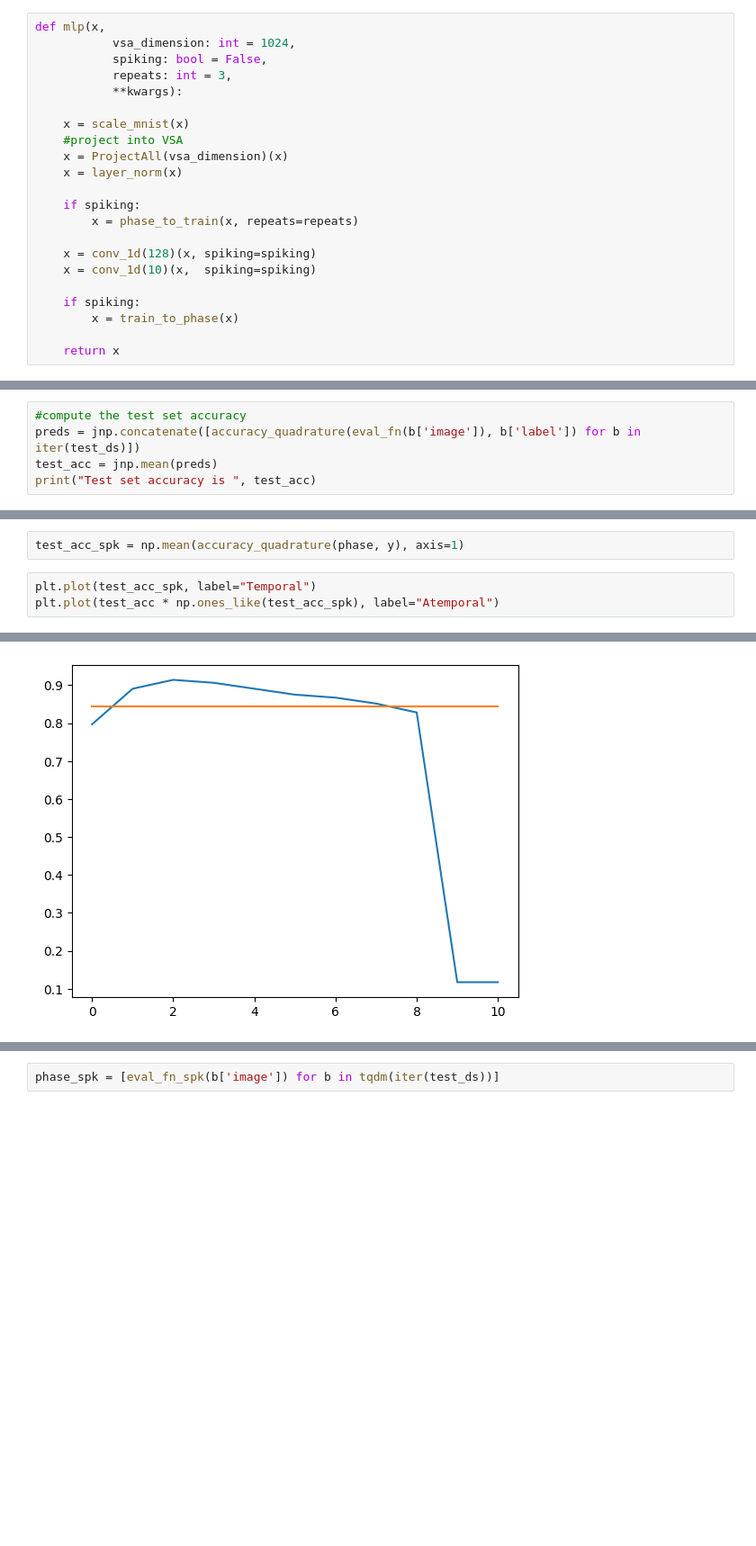
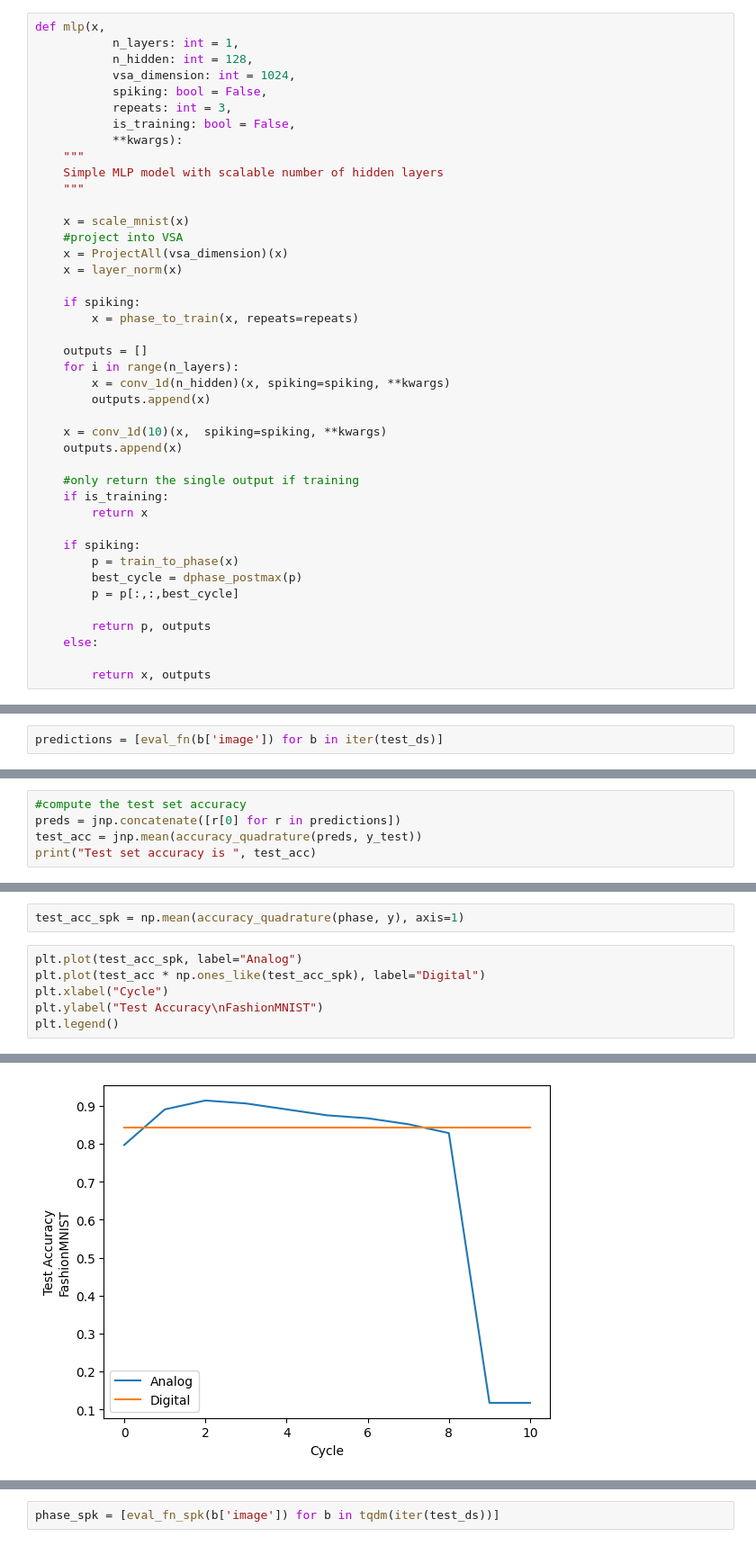
Before and after one commit to wilkieolin/phasor_jax, a Jupyter notebook: fashion test mlp.ipynb, the cells around one changed output, grey strips where cells are left out. Shown at 90% size. Saved outputs shown, nothing was run; the diff lists cells and outputs as text; blank space fills up the shorter version.

Commit message:
adding test script

```diff
--- a/fashion test mlp.ipynb
+++ b/fashion test mlp.ipynb
@@ -49,10 +49,16 @@ def in_layer(x,
     return x
 # %%
 def mlp(x,
+           n_layers: int = 1,
+           n_hidden: int = 128,
            vsa_dimension: int = 1024,
            spiking: bool = False,
            repeats: int = 3,
+           is_training: bool = False,
            **kwargs):
+    """
+    Simple MLP model with scalable number of hidden layers
+    """
 
     x = scale_mnist(x)
     #project into VSA
@@ -62,13 +68,27 @@ def mlp(x,
     if spiking:
         x = phase_to_train(x, repeats=repeats)
 
-    x = conv_1d(128)(x, spiking=spiking)
-    x = conv_1d(10)(x,  spiking=spiking)
+    outputs = []
+    for i in range(n_layers):
+        x = conv_1d(n_hidden)(x, spiking=spiking, **kwargs)
+        outputs.append(x)
+
+    x = conv_1d(10)(x,  spiking=spiking, **kwargs)
+    outputs.append(x)
+
+    #only return the single output if training
+    if is_training:
+        return x
 
     if spiking:
-        x = train_to_phase(x)
+        p = train_to_phase(x)
+        best_cycle = dphase_postmax(p)
+        p = p[:,:,best_cycle]
 
-    return x
+        return p, outputs
+    else:
+
+        return x, outputs
 # %%
 #declare the model as a transformation
 model = hk.transform(mlp)
@@ -156,3 +182,5 @@ train2 = iter(load_dataset(dataset, split="train", is_training=False, repeat = F
 #define a labmda to compute accuracy we can dispatch over batches
 eval_fn = lambda x: model.apply(params_t, key, x)
 eval_fn_spk = lambda x: model.apply(params_t, key, x, spiking=True)
+# %%
+predictions = [eval_fn(b['image']) for b in iter(test_ds)]
@@ -159,6 +193,6 @@ eval_fn_spk = lambda x: model.apply(params_t, key, x, spiking=True)
 # %%
 #compute the test set accuracy
-preds = jnp.concatenate([accuracy_quadrature(eval_fn(b['image']), b['label']) for b in iter(test_ds)])
-test_acc = jnp.mean(preds)
+preds = jnp.concatenate([r[0] for r in predictions])
+test_acc = jnp.mean(accuracy_quadrature(preds, y_test))
 print("Test set accuracy is ", test_acc)
 # %% [output]
@@ -210,6 +203,9 @@ phase = eval_fn_spk(x)
 # %%
 test_acc_spk = np.mean(accuracy_quadrature(phase, y), axis=1)
 # %%
-plt.plot(test_acc_spk, label="Temporal")
-plt.plot(test_acc * np.ones_like(test_acc_spk), label="Atemporal")
+plt.plot(test_acc_spk, label="Analog")
+plt.plot(test_acc * np.ones_like(test_acc_spk), label="Digital")
+plt.xlabel("Cycle")
+plt.ylabel("Test Accuracy\nFashionMNIST")
+plt.legend()
 # %% [output]
@@ -217 +213 @@ plt.plot(test_acc * np.ones_like(test_acc_spk), label="Atemporal")
-[figure, old version]
+[figure, new version]
```
Also changed, not shown: parts of 63 cells of this notebook, 3 other files.
